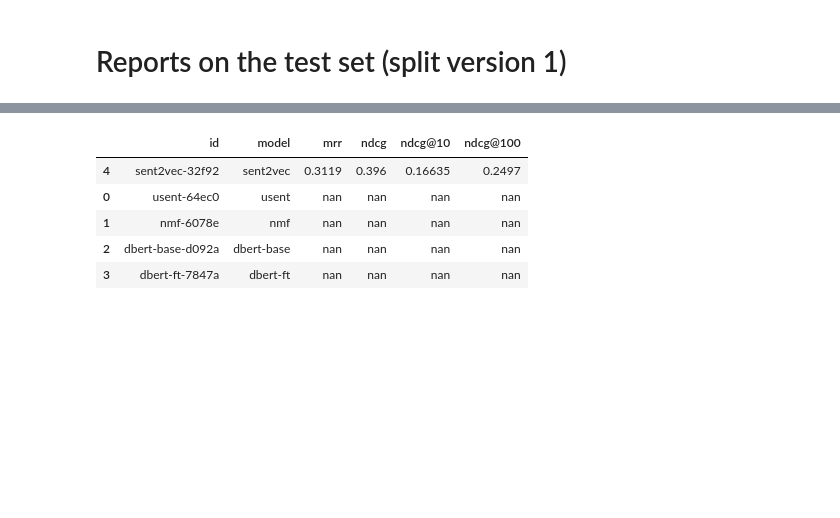
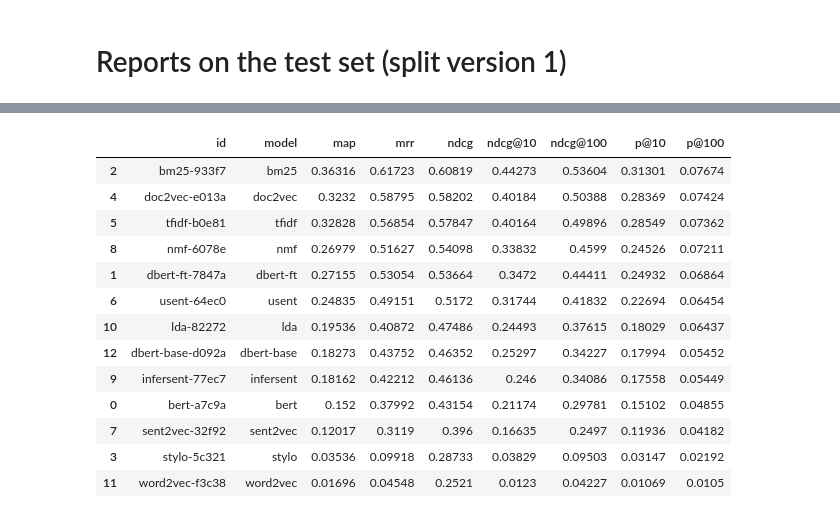
Before and after one commit to arthur-gallois/Twinews-adapted, a Jupyter notebook: twinews/evaluation/hjreport.ipynb, the cells around one changed output, grey strips where cells are left out. Cells and saved outputs as stored; diff of their text form; code cells hidden in the pictures; blank space fills up the shorter version.

```diff
--- a/twinews/evaluation/hjreport.ipynb
+++ b/twinews/evaluation/hjreport.ipynb
@@ -359,18 +148,26 @@ splitVersion = 1
 # %%
 report = printReport\
 (
     splitVersion=splitVersion,
-    excludedModels={'combin'},
+    excludedModels={'combin', 'ideal', 'worst', 'random'},
     # metricsFilter={'ndcg'},
     sortBy='ndcg',
     noSubsampling=True,
     onlyFields={'id', 'model'}
 )
 # %% [output]
-|  | id | model | mrr | ndcg | ndcg@10 | ndcg@100 |
-| 4 | sent2vec-32f92 | sent2vec | 0.3119 | 0.396 | 0.16635 | 0.2497 |
-| 0 | usent-64ec0 | usent | nan | nan | nan | nan |
-| 1 | nmf-6078e | nmf | nan | nan | nan | nan |
-| 2 | dbert-base-d092a | dbert-base | nan | nan | nan | nan |
-| 3 | dbert-ft-7847a | dbert-ft | nan | nan | nan | nan |
+|  | id | model | map | mrr | ndcg | ndcg@10 | ndcg@100 | p@10 | p@100 |
+| 2 | bm25-933f7 | bm25 | 0.36316 | 0.61723 | 0.60819 | 0.44273 | 0.53604 | 0.31301 | 0.07674 |
+| 4 | doc2vec-e013a | doc2vec | 0.3232 | 0.58795 | 0.58202 | 0.40184 | 0.50388 | 0.28369 | 0.07424 |
+| 5 | tfidf-b0e81 | tfidf | 0.32828 | 0.56854 | 0.57847 | 0.40164 | 0.49896 | 0.28549 | 0.07362 |
+| 8 | nmf-6078e | nmf | 0.26979 | 0.51627 | 0.54098 | 0.33832 | 0.4599 | 0.24526 | 0.07211 |
+| 1 | dbert-ft-7847a | dbert-ft | 0.27155 | 0.53054 | 0.53664 | 0.3472 | 0.44411 | 0.24932 | 0.06864 |
+| 6 | usent-64ec0 | usent | 0.24835 | 0.49151 | 0.5172 | 0.31744 | 0.41832 | 0.22694 | 0.06454 |
+| 10 | lda-82272 | lda | 0.19536 | 0.40872 | 0.47486 | 0.24493 | 0.37615 | 0.18029 | 0.06437 |
+| 12 | dbert-base-d092a | dbert-base | 0.18273 | 0.43752 | 0.46352 | 0.25297 | 0.34227 | 0.17994 | 0.05452 |
+| 9 | infersent-77ec7 | infersent | 0.18162 | 0.42212 | 0.46136 | 0.246 | 0.34086 | 0.17558 | 0.05449 |
+| 0 | bert-a7c9a | bert | 0.152 | 0.37992 | 0.43154 | 0.21174 | 0.29781 | 0.15102 | 0.04855 |
+| 7 | sent2vec-32f92 | sent2vec | 0.12017 | 0.3119 | 0.396 | 0.16635 | 0.2497 | 0.11936 | 0.04182 |
+| 3 | stylo-5c321 | stylo | 0.03536 | 0.09918 | 0.28733 | 0.03829 | 0.09503 | 0.03147 | 0.02192 |
+| 11 | word2vec-f3c38 | word2vec | 0.01696 | 0.04548 | 0.2521 | 0.0123 | 0.04227 | 0.01069 | 0.0105 |
 # %%
```
Also changed, not shown: parts of 21 cells of this notebook, 4 other files.
